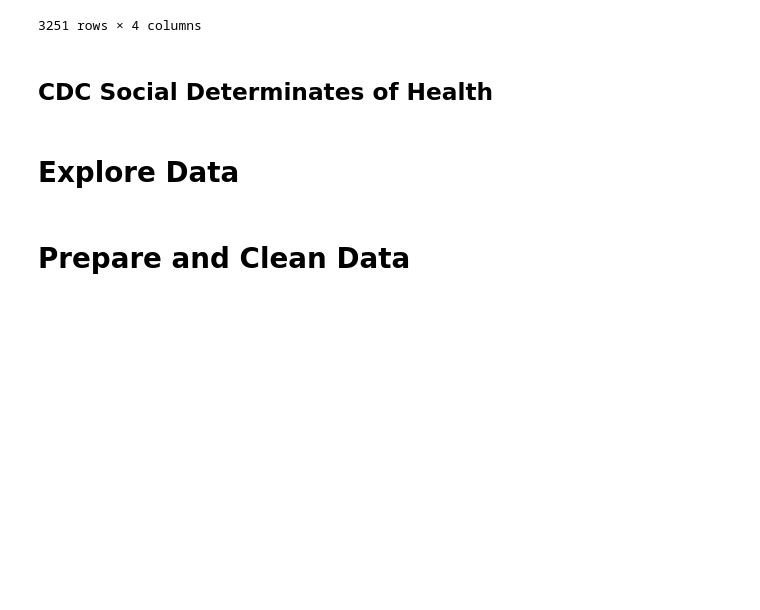
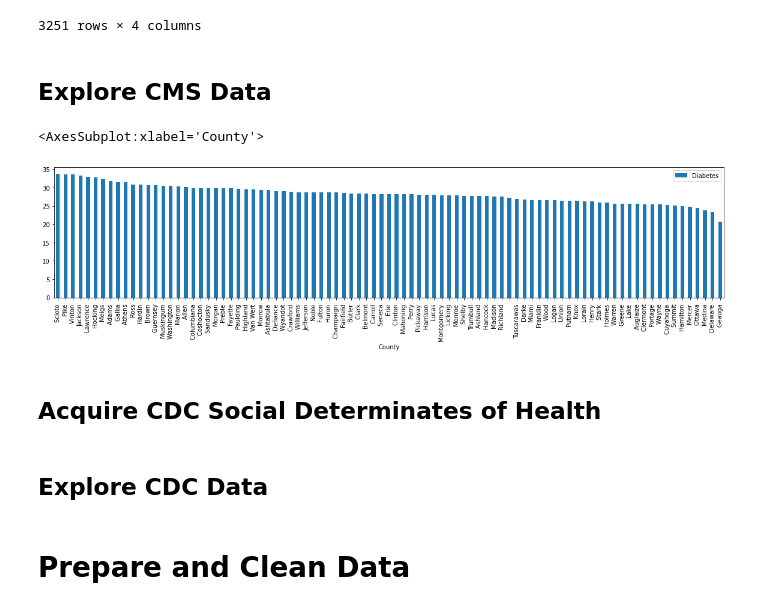
Before and after one commit to SocialHealthAI/SDOH-Models, a Jupyter notebook: CMS_Diabetes.ipynb, the cells around one changed output. Cells and saved outputs as stored; diff of their text form; code cells hidden in the pictures; blank space fills up the shorter version.

Commit message:
plot

```diff
--- a/CMS_Diabetes.ipynb
+++ b/CMS_Diabetes.ipynb
@@ -45,10 +45,22 @@ dfCMSChronicPrevalence
 | 3252 | Wyoming | Weston | 56045 | 20.5758 |
 | 3253 | Unknown |  |  | * |
 3251 rows × 4 columns
+# %% [markdown]
+## Explore CMS Data
+# %%
+import matplotlib.pyplot as plt
+dfDisplay = dfCMSChronicPrevalence[dfCMSChronicPrevalence.State == 'Ohio ']
+dfDisplay = dfDisplay[dfDisplay.Diabetes != '* ']
+dfDisplay['Diabetes'] = dfDisplay['Diabetes'].apply(pd.to_numeric)
+dfDisplay= dfDisplay.sort_values('Diabetes',ascending=False)
+dfDisplay.plot(x="County", y="Diabetes", kind="bar", figsize=(20,4))
+# %% [output]
+<AxesSubplot:xlabel='County'>
+[figure, added]
 # %% [markdown]
-## CDC Social Determinates of Health
+## Acquire CDC Social Determinates of Health
 # %% [markdown]
-# Explore Data
+## Explore CDC Data
 # %% [markdown]
 # Prepare and Clean Data
 # %% [markdown]
```
Also changed, not shown: parts of 1 cell of this notebook.
